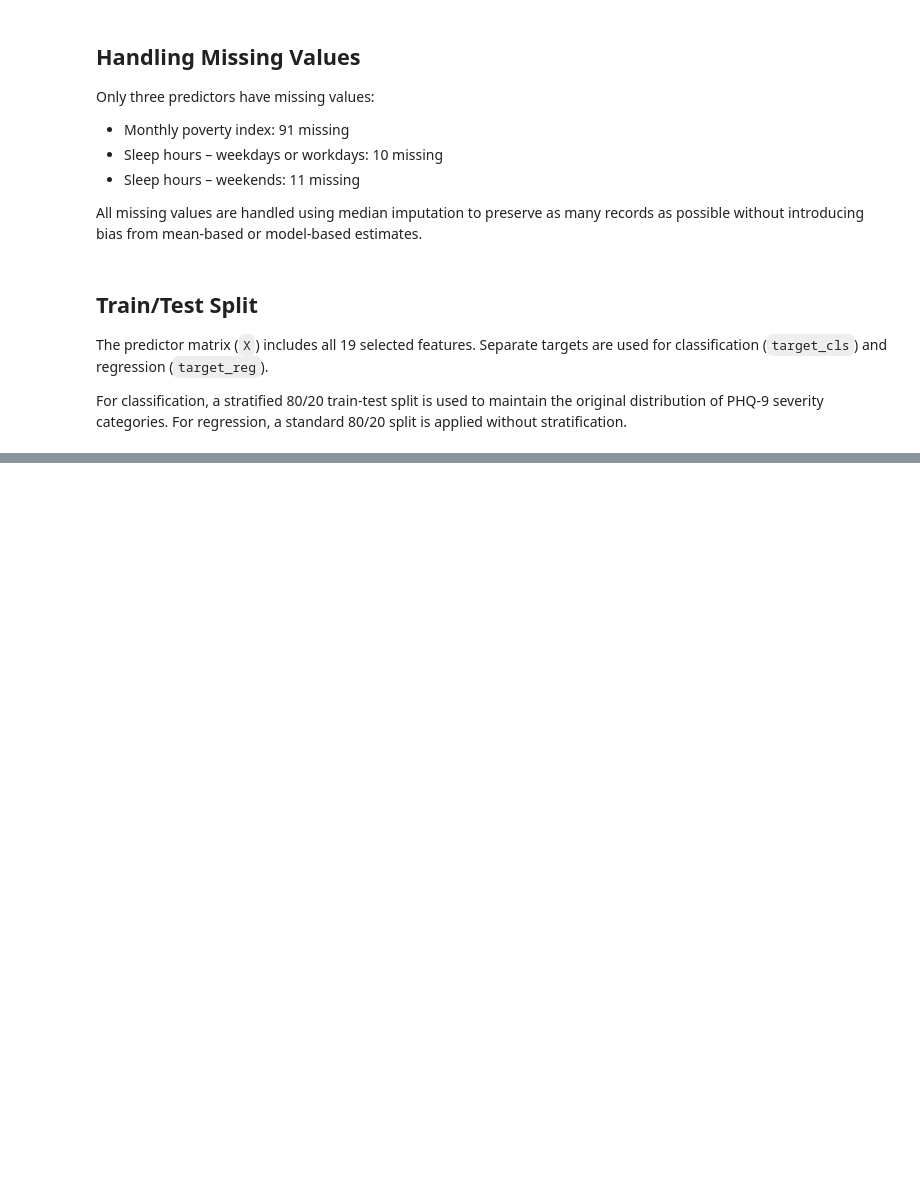
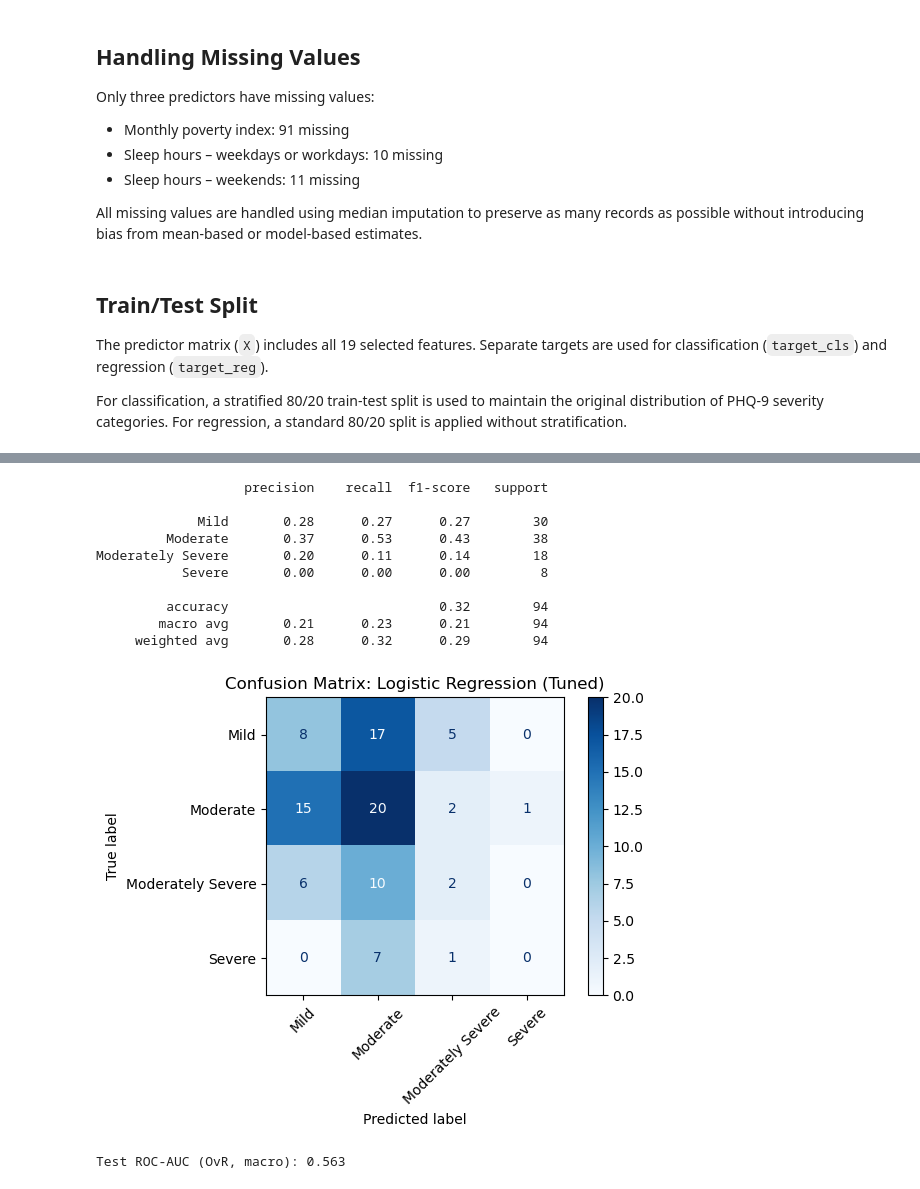
Before and after one commit to aparker03/depression-risk-modeling, a Jupyter notebook: sl/supervised_alexis.ipynb, the cells around one changed output, grey strips where cells are left out. Cells and saved outputs as stored; diff of their text form; code cells hidden in the pictures; blank space fills up the shorter version.

Commit message:
Update: final supervised learning results, tuned params, feature importance, and failure analysis

```diff
--- a/sl/supervised_alexis.ipynb
+++ b/sl/supervised_alexis.ipynb
@@ -834,18 +163,0 @@ Each type is illustrated with examples from the test set and potential improveme
-# %%
-# Refit full model to all training data
-svm_pipeline.fit(X_train_cls, y_train_cls)
-
-# Predict on test set
-y_pred = svm_pipeline.predict(X_test_cls)
-
-# Build a comparison DataFrame
-failures_df = X_test_cls.copy()
-failures_df["True Label"] = y_test_cls.values
-failures_df["Predicted Label"] = y_pred
-failures_df["Correct"] = failures_df["True Label"] == failures_df["Predicted Label"]
-
-# Filter for misclassified records
-misclassified = failures_df[~failures_df["Correct"]]
-
-# Show first few misclassified cases
-misclassified.head(10)
@@ -888,0 +227,33 @@ These failures reveal that while the SVM model captures some signal, it struggle
+# %%
+# Evaluate on test set using best estimator
+best_logreg_model = grid_logreg.best_estimator_
+y_pred_logreg = best_logreg_model.predict(X_test_cls)
+y_proba_logreg = best_logreg_model.predict_proba(X_test_cls)
+
+# Classification report
+print(classification_report(y_test_cls, y_pred_logreg))
+
+# Confusion matrix
+cm_logreg = confusion_matrix(y_test_cls, y_pred_logreg, labels=best_logreg_model.classes_)
+disp_logreg = ConfusionMatrixDisplay(confusion_matrix=cm_logreg, display_labels=best_logreg_model.classes_)
+disp_logreg.plot(cmap="Blues", xticks_rotation=45)
+plt.title("Confusion Matrix: Logistic Regression (Tuned)")
+plt.tight_layout()
+plt.show()
+
+# ROC-AUC score (macro average)
+auc_logreg = roc_auc_score(y_test_cls, y_proba_logreg, multi_class="ovr", average="macro")
+print(f"Test ROC-AUC (OvR, macro): {auc_logreg:.3f}")
+# %% [output]
+                   precision    recall  f1-score   support
+
+             Mild       0.28      0.27      0.27        30
+         Moderate       0.37      0.53      0.43        38
+Moderately Severe       0.20      0.11      0.14        18
+           Severe       0.00      0.00      0.00         8
+
+         accuracy                           0.32        94
+        macro avg       0.21      0.23      0.21        94
+     weighted avg       0.28      0.32      0.29        94
+[figure, added]
+Test ROC-AUC (OvR, macro): 0.563
```
Also changed, not shown: parts of 69 cells of this notebook.
